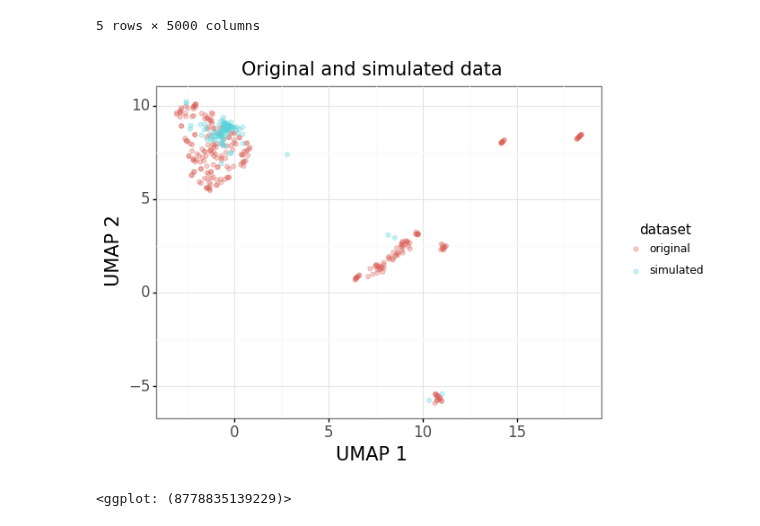
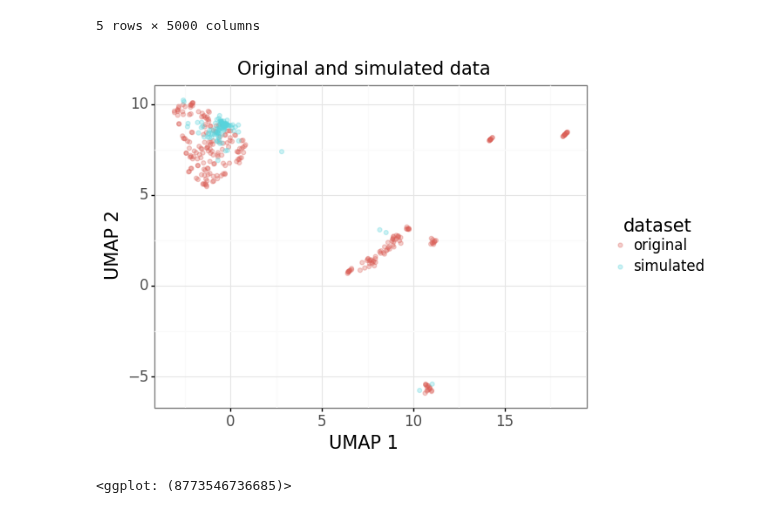
Before and after one commit to greenelab/ponyo, a Jupyter notebook: examples/Example_simulate_by_random_sampling.ipynb, the cells around one changed output. Cells and saved outputs as stored; diff of their text form; code cells hidden in the pictures.

```diff
--- a/examples/Example_simulate_by_random_sampling.ipynb
+++ b/examples/Example_simulate_by_random_sampling.ipynb
@@ -51,7 +53,7 @@ params = utils.read_config(config_filename)
 local_dir = params["local_dir"]
 raw_compendium_filename = params["raw_compendium_filename"]
 normalized_compendium_filename = params["normalized_compendium_filename"]
-num_simulated_samples = params['num_simulated']
+num_simulated = params['num_simulated']
 training_stats_dir = params["training_stats_dir"]
 vae_model_dir = params["vae_model_dir"]
 # %%
@@ -110,7 +116,7 @@ assert pd.read_csv(output_path, sep="\t")["val_loss"].values[-1] < 2800, pd.read
 # Run simulation
 simulated_data = simulate_expression_data.simulate_by_random_sampling(
     normalized_compendium_filename,
-    num_simulated_samples,
+    num_simulated,
     vae_model_dir,
 )
 # %% [output]
@@ -158,31 +164,33 @@ simulated_data_UMAPencoded_df = pd.DataFrame(data=simulated_data_UMAPencoded,
 # %%
 # Overlay original input vs simulated data
 
 # Add label for input or simulated dataset
 input_data_UMAPencoded_df['dataset'] = 'original'
 simulated_data_UMAPencoded_df['dataset'] = 'simulated'
 
 # Concatenate input and simulated dataframes together
 combined_data_df = pd.concat([input_data_UMAPencoded_df, simulated_data_UMAPencoded_df])
 
 # Plot
 g_input_sim = ggplot(combined_data_df, aes(x='1', y='2'))
 g_input_sim += geom_point(aes(color='dataset'),alpha=0.3)
 g_input_sim += labs(x = "UMAP 1",
                     y = "UMAP 2",
                     title = "Original and simulated data")
 g_input_sim += theme_bw()
 g_input_sim += theme(
     legend_title_align = "center",
     plot_background=element_rect(fill='white'),
     legend_key=element_rect(fill='white', colour='white'),
+    legend_title=element_text(family='sans-serif', size=15),
+    legend_text=element_text(family='sans-serif', size=12),
     plot_title=element_text(family='sans-serif', size=15),
     axis_text=element_text(family='sans-serif', size=12),
     axis_title=element_text(family='sans-serif', size=15)
 
 )
 
 print(g_input_sim)
 # %% [output]
-[figure, old version]
+[figure, new version]
-<ggplot: (8778835139229)>
+<ggplot: (8773546736685)>
```
Also changed, not shown: parts of 4 cells of this notebook, 3 other files.
